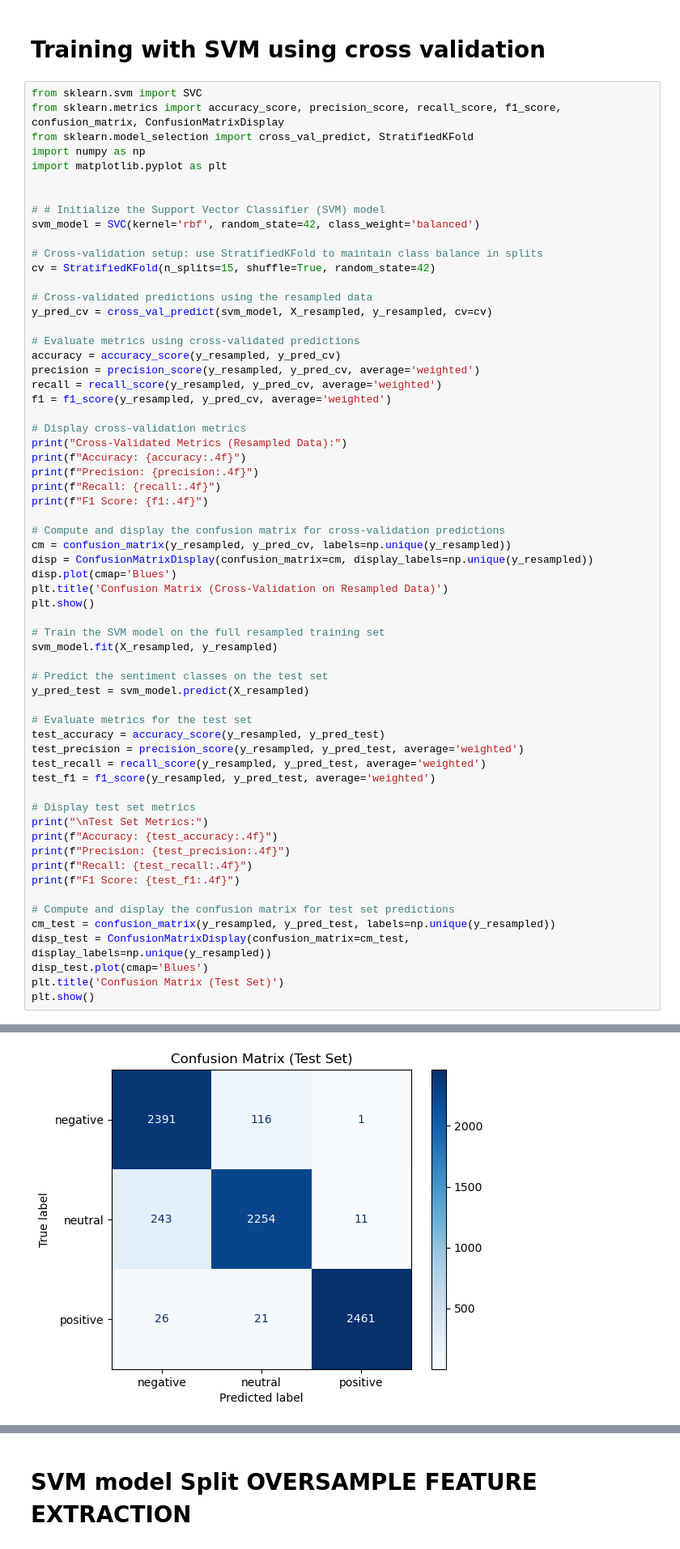
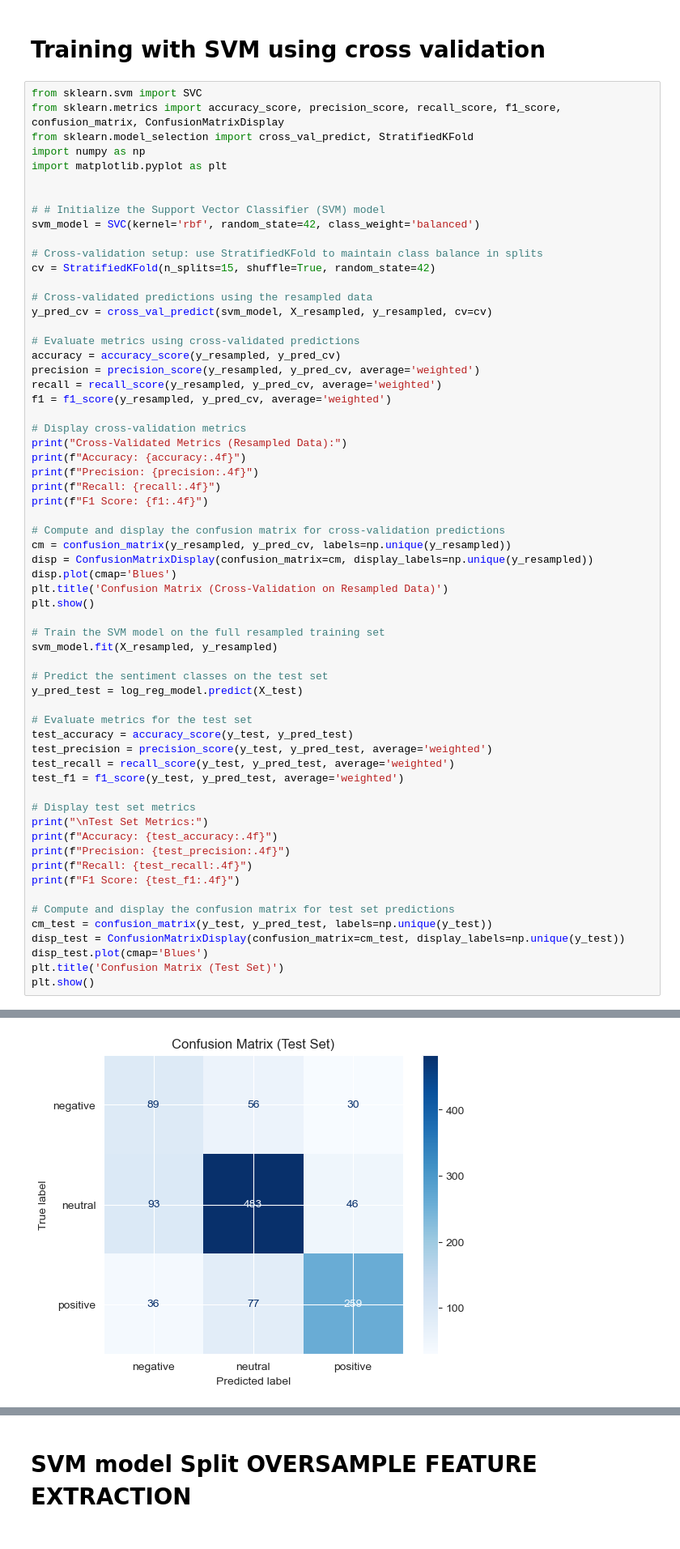
Before and after one commit to MateoRbt/Sentiment-Analysis, a Jupyter notebook: sample2.ipynb, the cells around one changed output, grey strips where cells are left out. Shown: that part at 81% size. Saved outputs shown, nothing was run; the diff lists cells and outputs as text.

```diff
--- a/sample2.ipynb
+++ b/sample2.ipynb
@@ -345,13 +347,13 @@ plt.show()
 svm_model.fit(X_resampled, y_resampled)
 
 # Predict the sentiment classes on the test set
-y_pred_test = svm_model.predict(X_resampled)
+y_pred_test = log_reg_model.predict(X_test)
 
 # Evaluate metrics for the test set
-test_accuracy = accuracy_score(y_resampled, y_pred_test)
-test_precision = precision_score(y_resampled, y_pred_test, average='weighted')
-test_recall = recall_score(y_resampled, y_pred_test, average='weighted')
-test_f1 = f1_score(y_resampled, y_pred_test, average='weighted')
+test_accuracy = accuracy_score(y_test, y_pred_test)
+test_precision = precision_score(y_test, y_pred_test, average='weighted')
+test_recall = recall_score(y_test, y_pred_test, average='weighted')
+test_f1 = f1_score(y_test, y_pred_test, average='weighted')
 
 # Display test set metrics
 print("\nTest Set Metrics:")
@@ -361,8 +363,8 @@ print(f"Recall: {test_recall:.4f}")
 print(f"F1 Score: {test_f1:.4f}")
 
 # Compute and display the confusion matrix for test set predictions
-cm_test = confusion_matrix(y_resampled, y_pred_test, labels=np.unique(y_resampled))
-disp_test = ConfusionMatrixDisplay(confusion_matrix=cm_test, display_labels=np.unique(y_resampled))
+cm_test = confusion_matrix(y_test, y_pred_test, labels=np.unique(y_test))
+disp_test = ConfusionMatrixDisplay(confusion_matrix=cm_test, display_labels=np.unique(y_test))
 disp_test.plot(cmap='Blues')
 plt.title('Confusion Matrix (Test Set)')
 plt.show()
@@ -381,2 +383,2 @@ F1 Score: 0.9446
-[figure, old version]
+[figure, new version]
 # %% [markdown]
```
Also changed, not shown: parts of 3 cells of this notebook.
